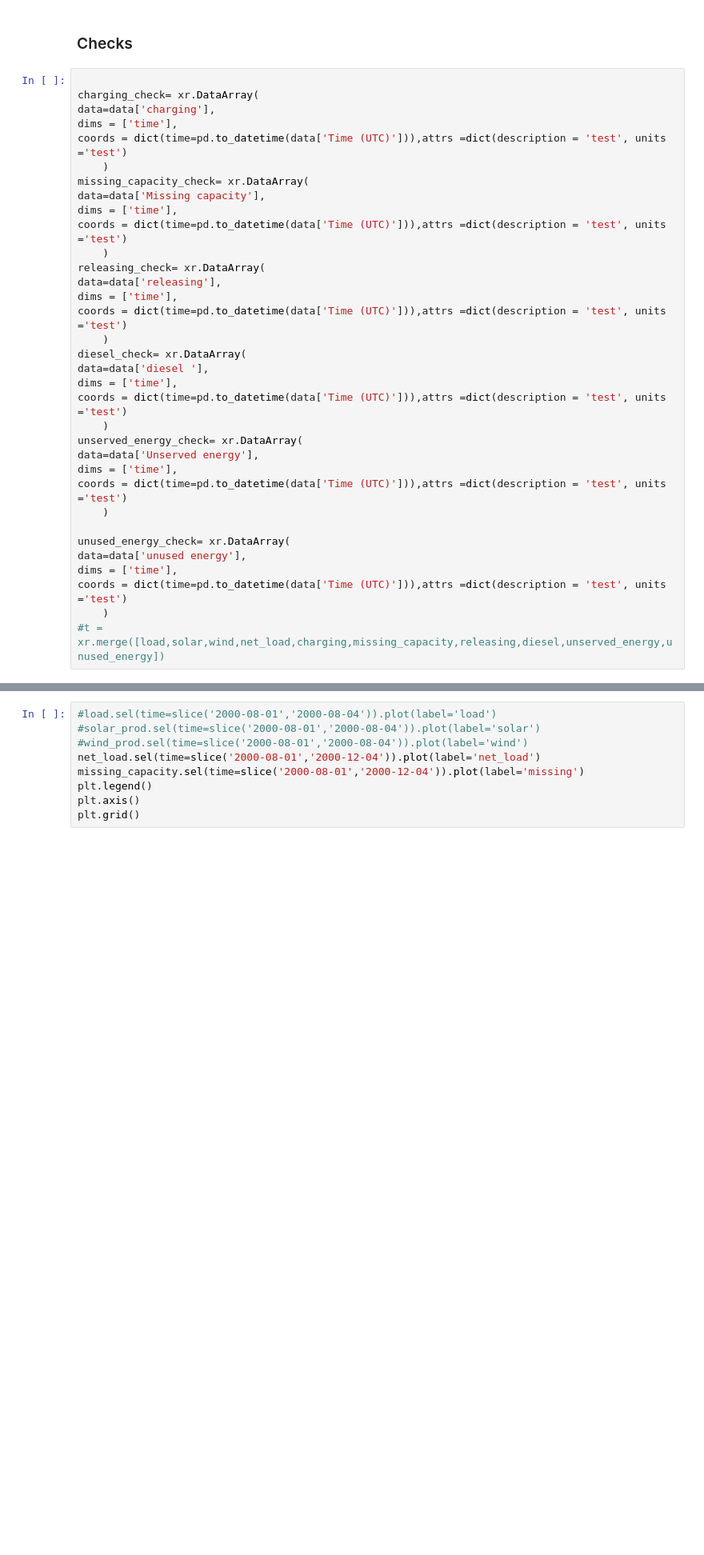
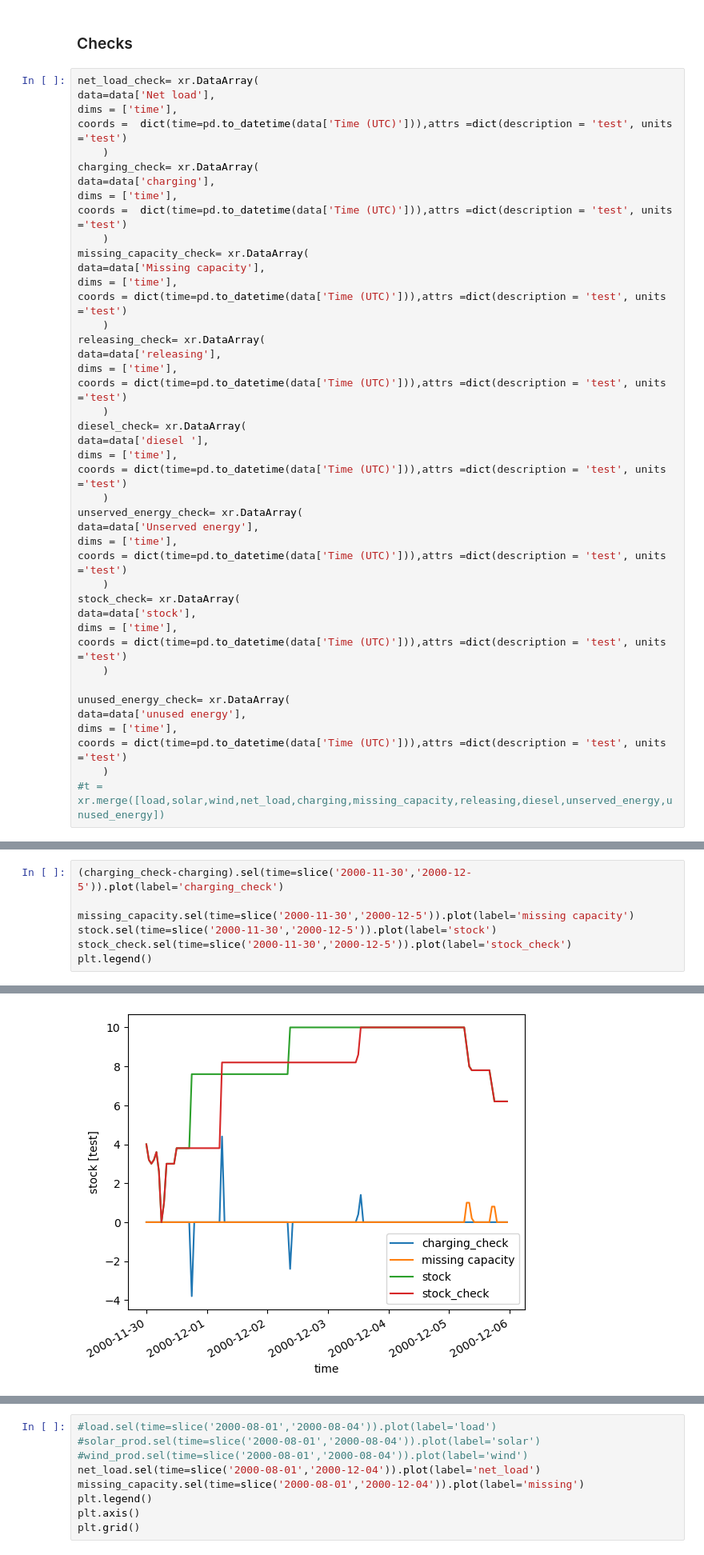
Before and after one commit to cledat/Projet-EA314, a Jupyter notebook: Test Panda Excel.ipynb, the cells around one changed output, grey strips where cells are left out. Shown at 80% size. Cells and saved outputs as stored; diff of their text form; blank space fills up the shorter version.

```diff
--- a/Test Panda Excel.ipynb
+++ b/Test Panda Excel.ipynb
@@ -177,11 +189,15 @@ unused_energy = context.Load.copy()
 # %% [markdown]
 ### Checks
 # %%
-
+net_load_check= xr.DataArray(
+data=data['Net load'],
+dims = ['time'],
+coords =  dict(time=pd.to_datetime(data['Time (UTC)'])),attrs =dict(description = 'test', units ='test')
+    )
 charging_check= xr.DataArray(
 data=data['charging'],
 dims = ['time'],
-coords = dict(time=pd.to_datetime(data['Time (UTC)'])),attrs =dict(description = 'test', units ='test')
+coords =  dict(time=pd.to_datetime(data['Time (UTC)'])),attrs =dict(description = 'test', units ='test')
     )
 missing_capacity_check= xr.DataArray(
 data=data['Missing capacity'],
@@ -203,6 +219,11 @@ data=data['Unserved energy'],
 dims = ['time'],
 coords = dict(time=pd.to_datetime(data['Time (UTC)'])),attrs =dict(description = 'test', units ='test')
     )
+stock_check= xr.DataArray(
+data=data['stock'],
+dims = ['time'],
+coords = dict(time=pd.to_datetime(data['Time (UTC)'])),attrs =dict(description = 'test', units ='test')
+    )
 
 unused_energy_check= xr.DataArray(
 data=data['unused energy'],
@@ -212,0 +239,8 @@ coords = dict(time=pd.to_datetime(data['Time (UTC)'])),attrs =dict(description =
+# %%
+(charging_check-charging).sel(time=slice('2000-11-30','2000-12-5')).plot(label='charging_check')
+
+missing_capacity.sel(time=slice('2000-11-30','2000-12-5')).plot(label='missing capacity')
+stock.sel(time=slice('2000-11-30','2000-12-5')).plot(label='stock')
+stock_check.sel(time=slice('2000-11-30','2000-12-5')).plot(label='stock_check')
+plt.legend()
+# %% [output]
@@ -213 +248,2 @@ coords = dict(time=pd.to_datetime(data['Time (UTC)'])),attrs =dict(description =
+[figure, added]
 # %%
```
Also changed, not shown: parts of 10 cells of this notebook, 1 other file.
